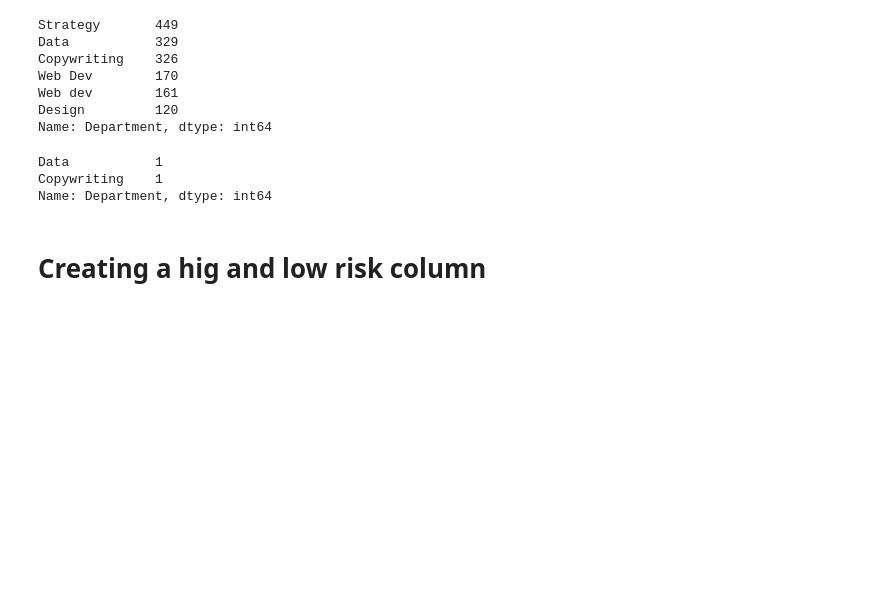
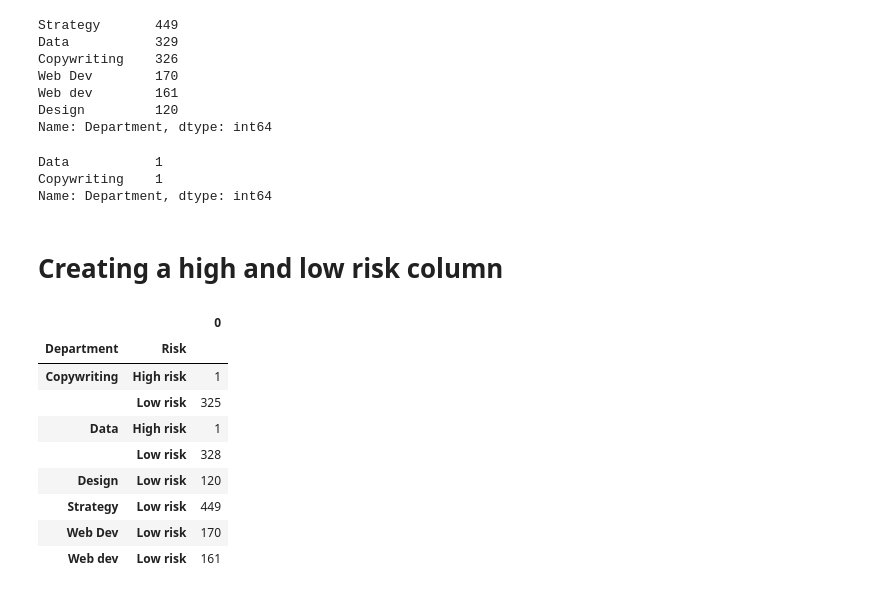
Before and after one commit to rethabilethulo/Data_wrangling, a Jupyter notebook: Data Wrangling.ipynb, the cells around one changed output. Cells and saved outputs as stored; diff of their text form; code cells hidden in the pictures; blank space fills up the shorter version.

```diff
--- a/Data Wrangling.ipynb
+++ b/Data Wrangling.ipynb
@@ -350,7 +353,18 @@ per_depi["Risk"] = np.where(
     (per_depi.Conscientiousness < scored) & (per_depi.Agreeableness < scored), 'High risk', 'Low risk'
 )
 # %% [markdown]
-# Creating a hig and low risk column
+# Creating a high and low risk column
 # %%
 risk_df = per_depi[['Department', 'Risk']].groupby(['Department', 'Risk']).size()
-pd.DataFrame(dff)
+pd.DataFrame(risk_df)
+# %% [output]
+|  |  | 0 |
+| Department | Risk |  |
+| Copywriting | High risk | 1 |
+|  | Low risk | 325 |
+| Data | High risk | 1 |
+|  | Low risk | 328 |
+| Design | Low risk | 120 |
+| Strategy | Low risk | 449 |
+| Web Dev | Low risk | 170 |
+| Web dev | Low risk | 161 |
```
Also changed, not shown: parts of 7 cells of this notebook.
